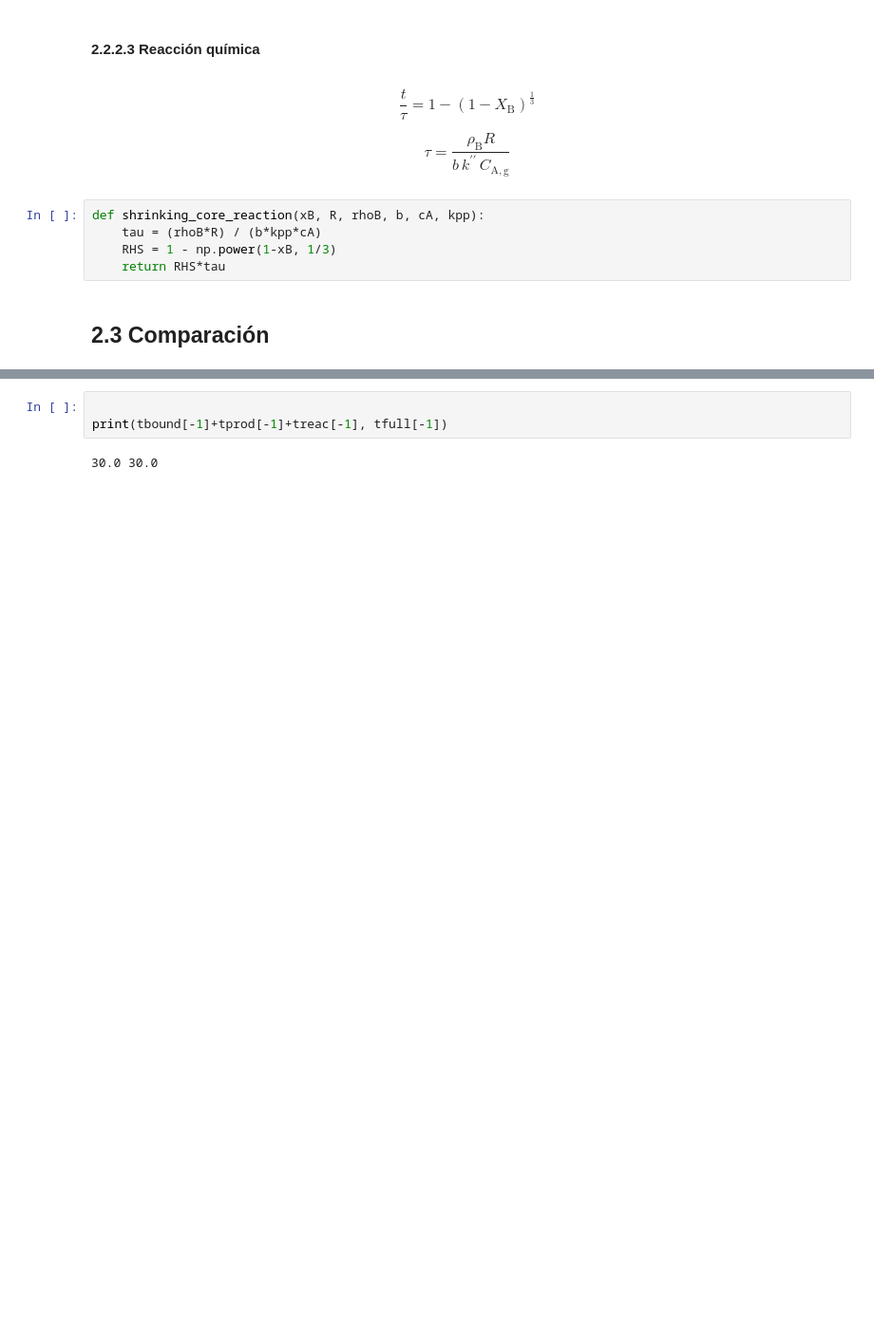
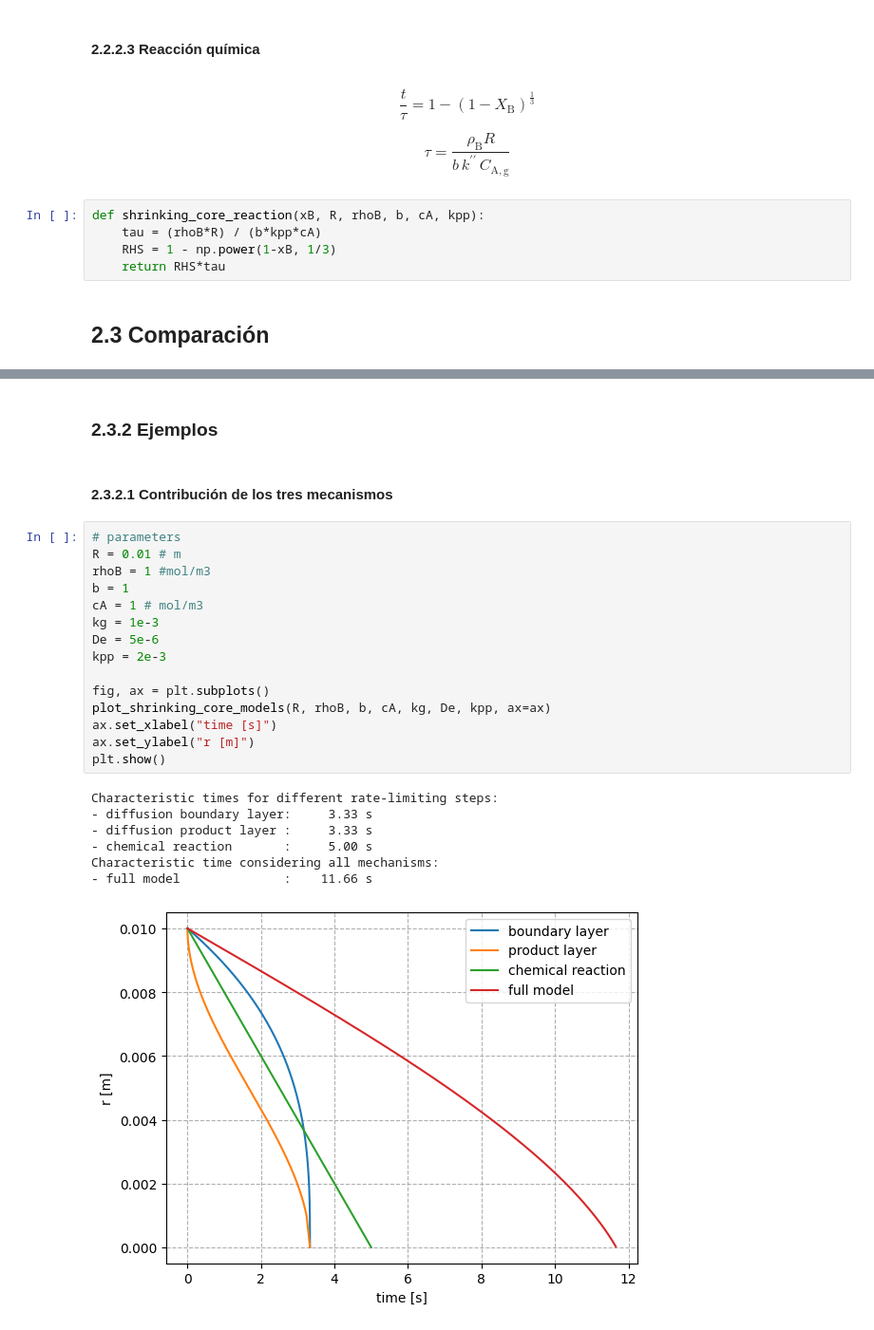
Before and after one commit to eicastroc/Kin_Cinvestav_IngMetalurgica, a Jupyter notebook: 06_reac_fluid_particle/02_modelo_nucleo_decreciente.ipynb, the cells around one changed output, grey strips where cells are left out. Shown at 95% size. Saved outputs shown, nothing was run; the diff lists cells and outputs as text; blank space fills up the shorter version.

Commit message:
second commit core models

```diff
--- a/06_reac_fluid_particle/02_modelo_nucleo_decreciente.ipynb
+++ b/06_reac_fluid_particle/02_modelo_nucleo_decreciente.ipynb
@@ -232,5 +236,27 @@ plt.show()
-# %%
-
-print(tbound[-1]+tprod[-1]+treac[-1], tfull[-1])
-# %% [output]
-30.0 30.0
+# %% [markdown]
+### 2.3.2 Ejemplos
+# %% [markdown]
+#### 2.3.2.1 Contribución de los tres mecanismos
+# %%
+# parameters
+R = 0.01 # m
+rhoB = 1 #mol/m3
+b = 1
+cA = 1 # mol/m3
+kg = 1e-3
+De = 5e-6
+kpp = 2e-3
+
+fig, ax = plt.subplots()
+plot_shrinking_core_models(R, rhoB, b, cA, kg, De, kpp, ax=ax)
+ax.set_xlabel("time [s]")
+ax.set_ylabel("r [m]")
+plt.show()
+# %% [output]
+Characteristic times for different rate-limiting steps:
+- diffusion boundary layer:     3.33 s
+- diffusion product layer :     3.33 s
+- chemical reaction       :     5.00 s
+Characteristic time considering all mechanisms:
+- full model              :    11.66 s
+[figure, added]
```
Also changed, not shown: parts of 8 cells of this notebook, 2 other files.
